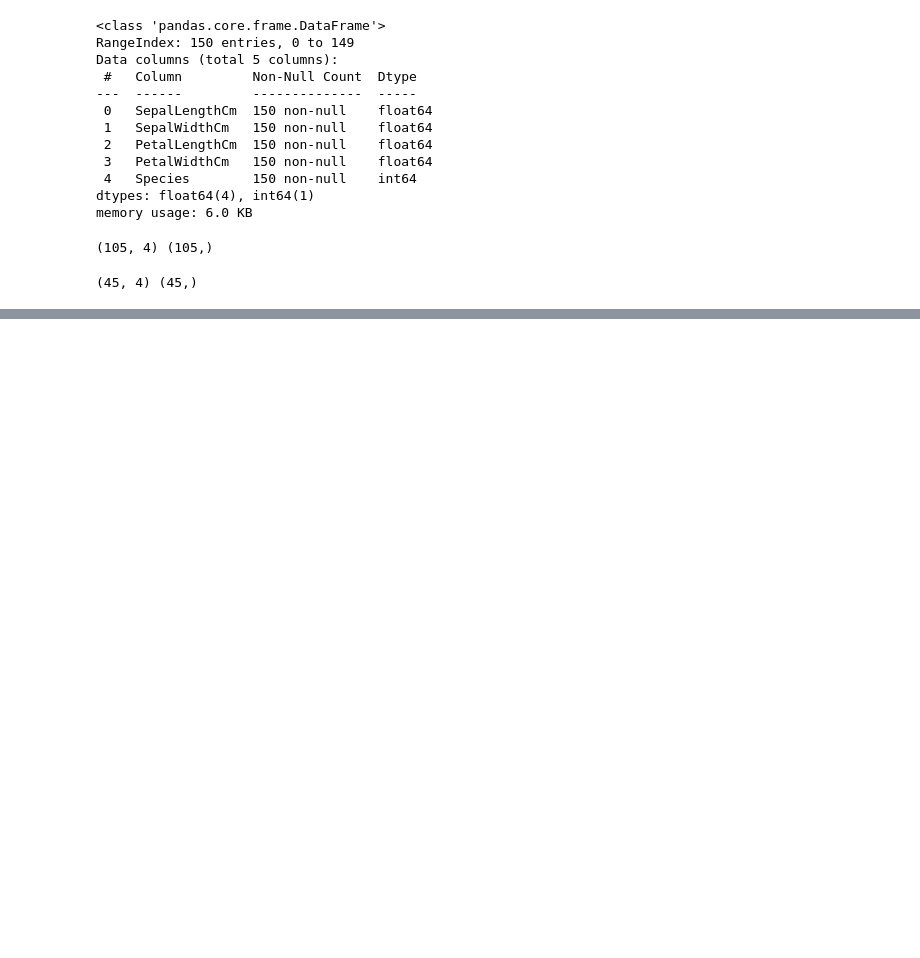
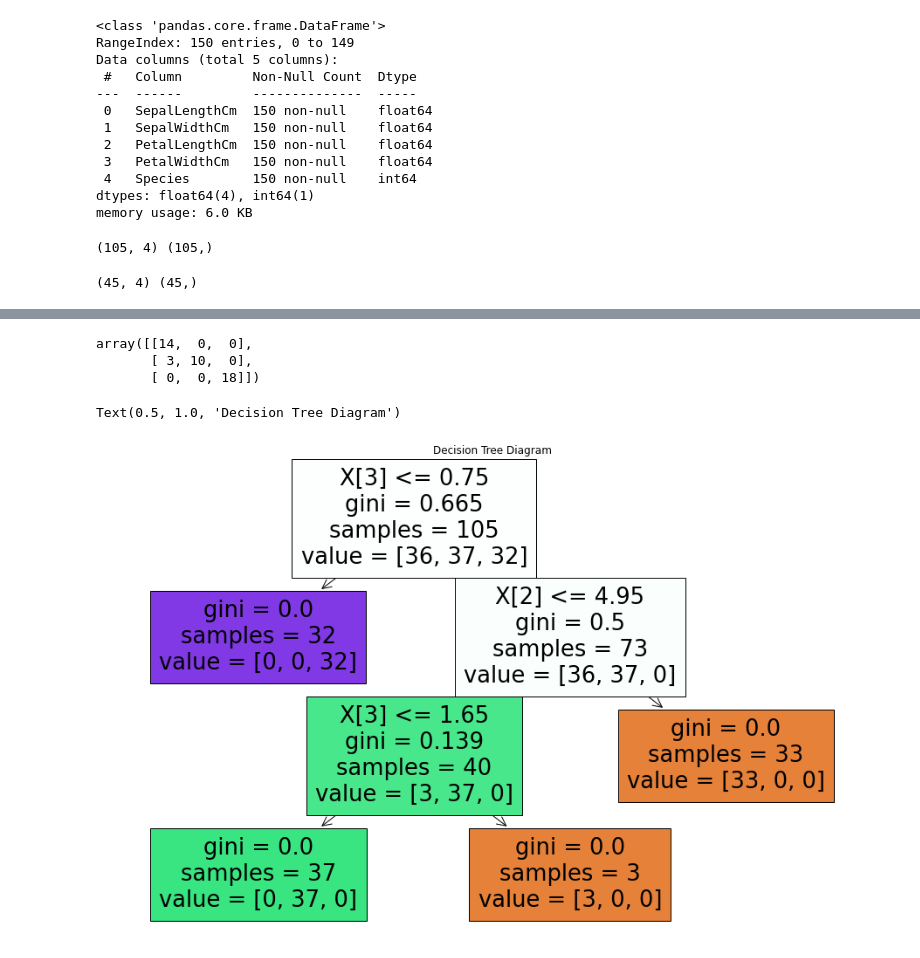
Before and after one commit to adimalhotra11/PredictionUsingDecisionTree, a Jupyter notebook: Prediction_using_DecisionTreeAlgorithm.ipynb, the cells around one changed output, grey strips where cells are left out. Saved outputs shown, nothing was run; the diff lists cells and outputs as text; code cells hidden in the pictures; blank space fills up the shorter version.

```diff
--- a/Prediction_using_DecisionTreeAlgorithm.ipynb
+++ b/Prediction_using_DecisionTreeAlgorithm.ipynb
@@ -160,0 +161,14 @@ from sklearn.model_selection import GridSearchCV
+# %%
+confusion_matrix(y_test,prediction)
+# %% [output]
+array([[14,  0,  0],
+       [ 3, 10,  0],
+       [ 0,  0, 18]])
+# %%
+from sklearn import tree
+plt.figure(figsize=(16,10))
+tree.plot_tree(model,filled=True)
+plt.title("Decision Tree Diagram")
+# %% [output]
+Text(0.5, 1.0, 'Decision Tree Diagram')
+[figure, added]
```
Also changed, not shown: parts of 4 cells of this notebook.
